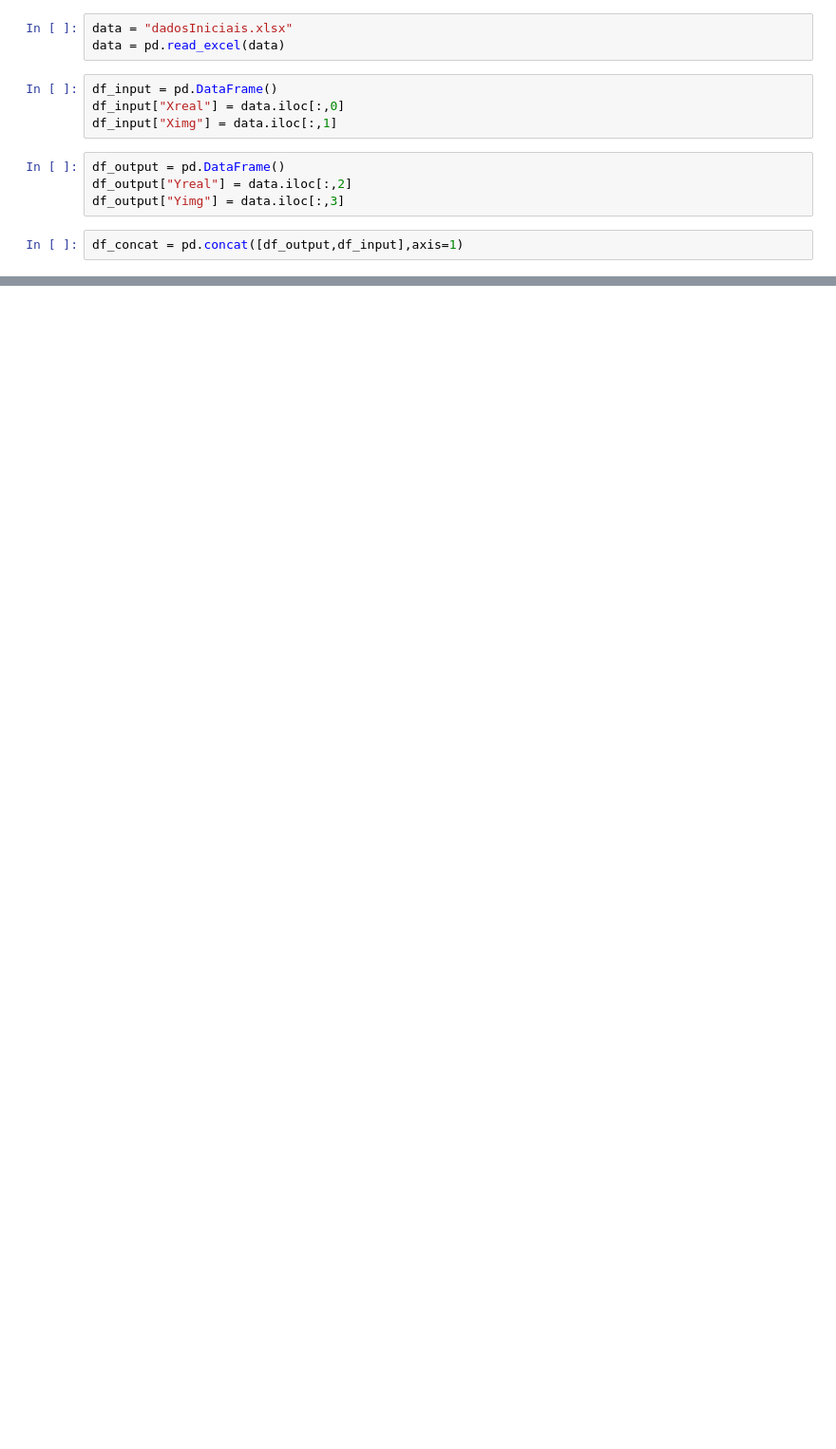
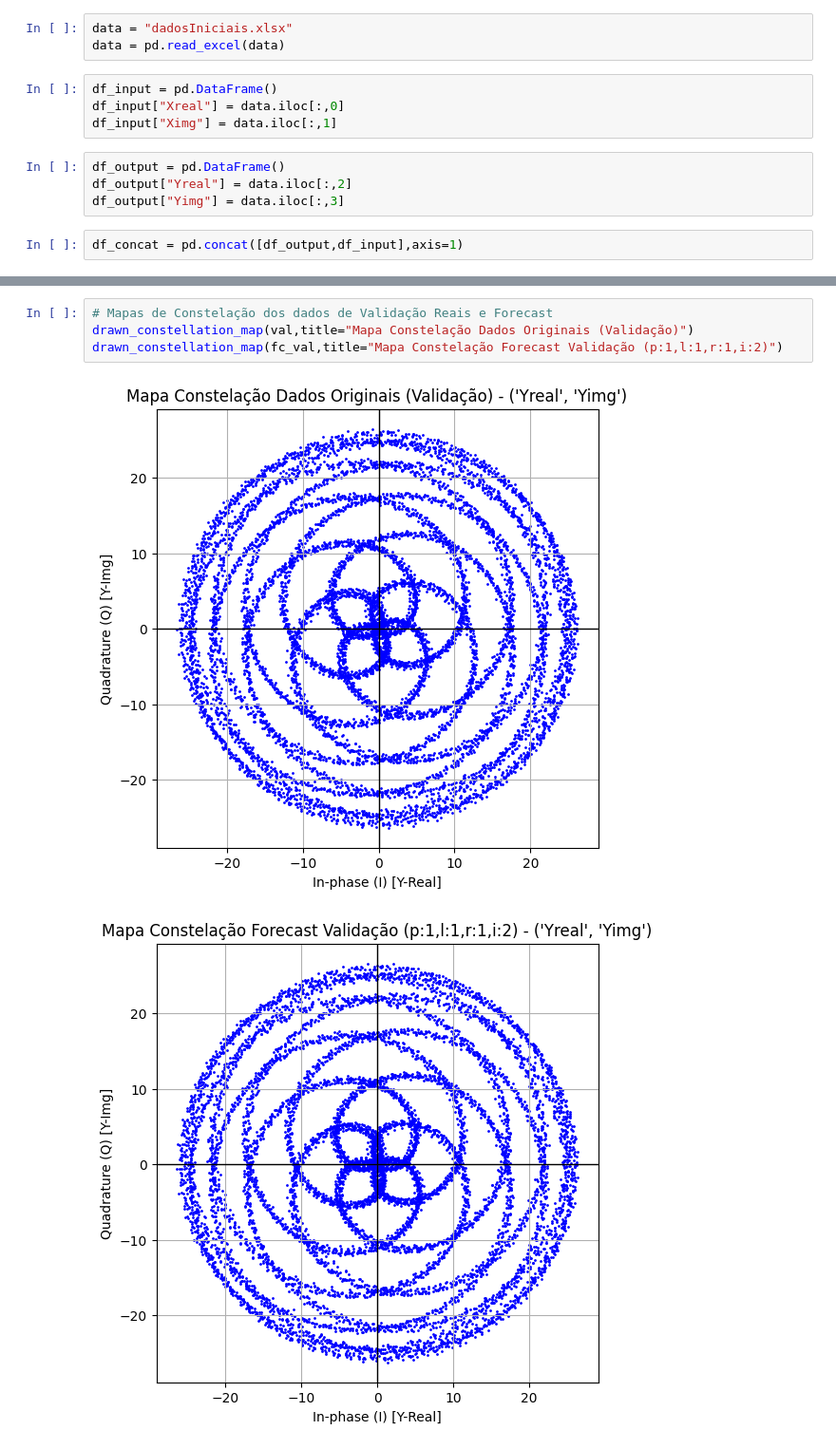
Before and after one commit to IsaacKosloski/varmax-study, a Jupyter notebook: jupyter/graph-map-varmax-test.ipynb, the cells around one changed output, grey strips where cells are left out. Shown at 95% size. Saved outputs shown, nothing was run; the diff lists cells and outputs as text; blank space fills up the shorter version.

```diff
--- a/jupyter/graph-map-varmax-test.ipynb
+++ b/jupyter/graph-map-varmax-test.ipynb
@@ -264,0 +566,7 @@ drawn_constellation_map(df_concat,title="Mapa de Constelação [Dados Originais]
+# %%
+# Mapas de Constelação dos dados de Validação Reais e Forecast
+drawn_constellation_map(val,title="Mapa Constelação Dados Originais (Validação)")
+drawn_constellation_map(fc_val,title="Mapa Constelação Forecast Validação (p:1,l:1,r:1,i:2)")
+# %% [output]
+[figure, added]
+[figure, added]
```
Also changed, not shown: parts of 61 cells of this notebook.
